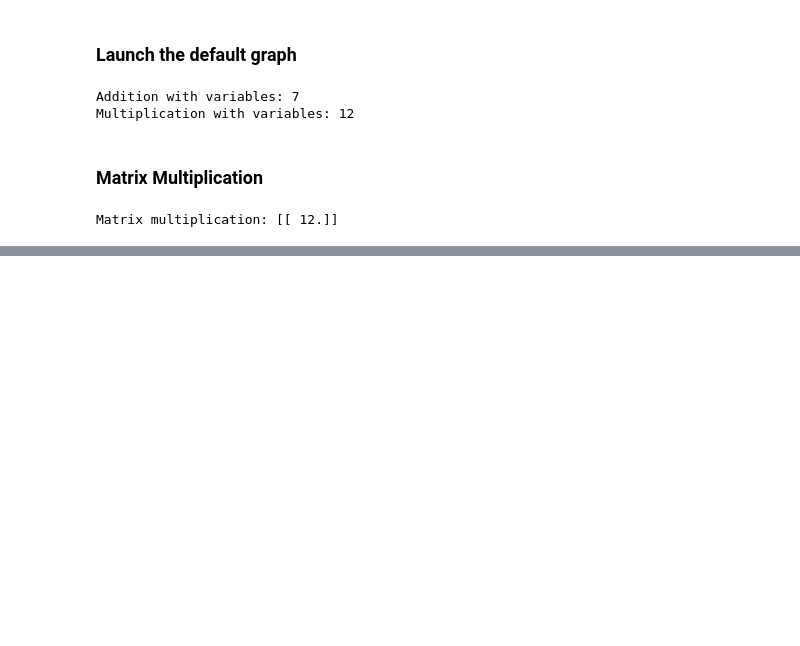
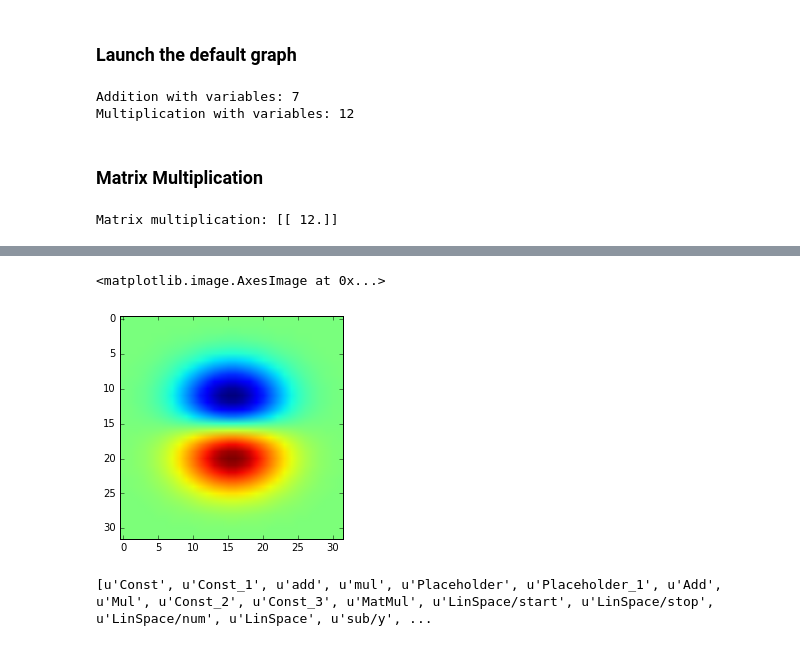
Before and after one commit to MarvinBertin/TensorFlow-Algorithms, a Jupyter notebook: Basics.ipynb, the cells around one changed output, grey strips where cells are left out. Cells and saved outputs as stored; diff of their text form; code cells hidden in the pictures; blank space fills up the shorter version.

```diff
--- a/Basics.ipynb
+++ b/Basics.ipynb
@@ -57,0 +129,15 @@ Matrix multiplication: [[ 12.]]
+# %%
+# %% For fun let's create a gabor patch:
+x = tf.reshape(tf.sin(tf.linspace(-3.0, 3.0, n_values)), [n_values, 1])
+y = tf.reshape(tf.ones_like(x), [1, n_values])
+z = tf.mul(tf.matmul(x, y), z_2d)
+plt.imshow(z.eval())
+# %% [output]
+<matplotlib.image.AxesImage at 0x...>
+[figure, added]
+# %%
+# %% We can also list all the operations of a graph:
+ops = tf.get_default_graph().get_operations()
+print([op.name for op in ops])
+# %% [output]
+[u'Const', u'Const_1', u'add', u'mul', u'Placeholder', u'Placeholder_1', u'Add', u'Mul', u'Const_2', u'Const_3', u'MatMul', u'LinSpace/start', u'LinSpace/stop', u'LinSpace/num', u'LinSpace', u'sub/y', ...
```
Also changed, not shown: parts of 26 cells of this notebook.
